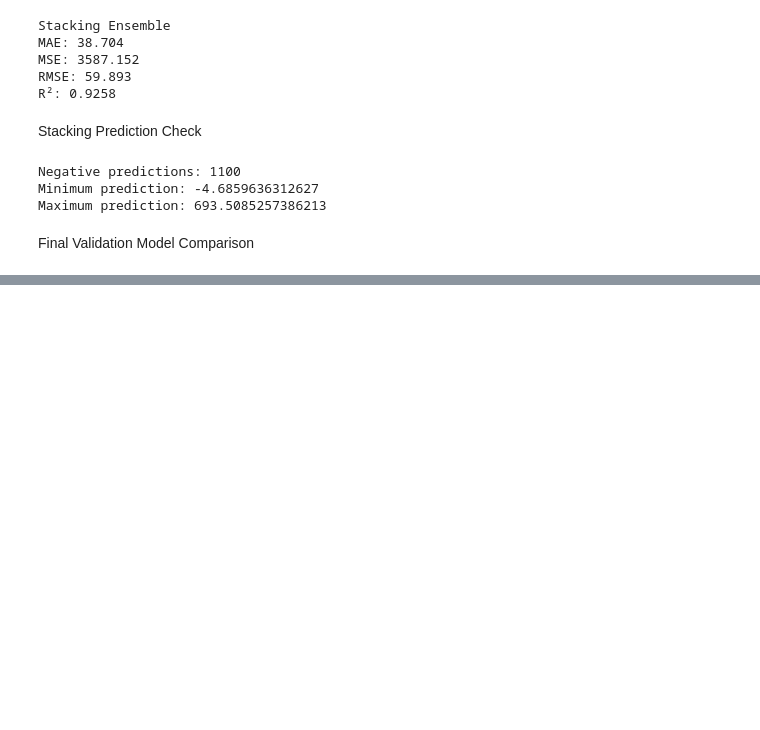
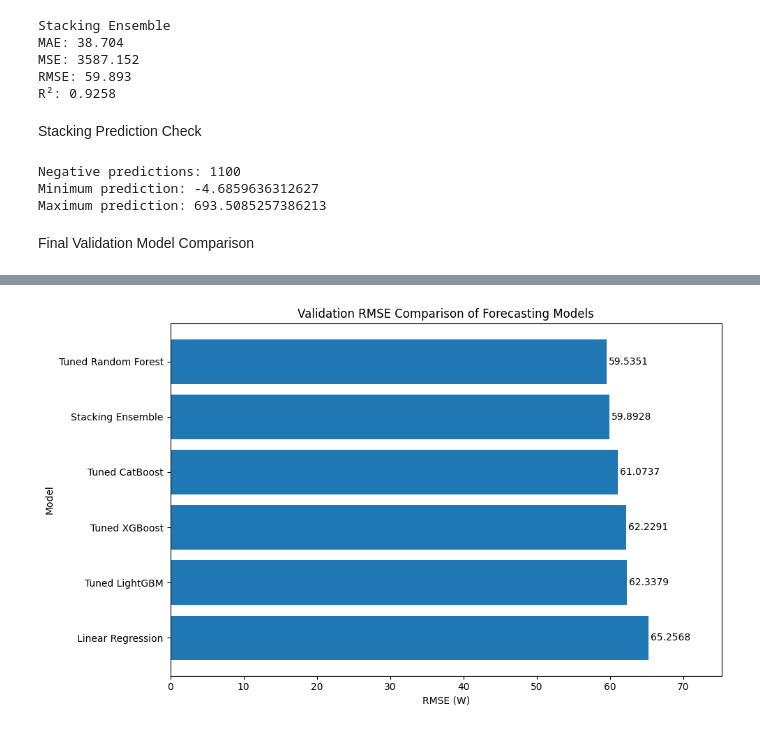
Before and after one commit to Zaid-Safhan/Solar-Energy-Forecasting-Sri-Lanka, a Jupyter notebook: Notebooks/Model_Development.ipynb, the cells around one changed output, grey strips where cells are left out. Drawn from its saved outputs; the diff is of its cells as text; code cells hidden in the pictures; blank space fills up the shorter version.

Commit message:
Comparison graph generation.

```diff
--- a/Notebooks/Model_Development.ipynb
+++ b/Notebooks/Model_Development.ipynb
@@ -2542,0 +2535,78 @@ final_validation_results.sort_values(
+# %%
+import pandas as pd
+import matplotlib.pyplot as plt
+import os
+
+# Final validation results already obtained from model evaluation
+comparison_data = pd.DataFrame({
+    "Model": [
+        "Tuned Random Forest",
+        "Stacking Ensemble",
+        "Tuned CatBoost",
+        "Tuned XGBoost",
+        "Tuned LightGBM",
+        "Linear Regression"
+    ],
+    "RMSE": [
+        59.5351,
+        59.8928,
+        61.0737,
+        62.2291,
+        62.3379,
+        65.2568
+    ]
+})
+
+comparison_data = (
+    comparison_data
+    .sort_values("RMSE")
+    .reset_index(drop=True)
+)
+
+plt.figure(figsize=(10, 6))
+
+bars = plt.barh(
+    comparison_data["Model"],
+    comparison_data["RMSE"]
+)
+
+plt.gca().invert_yaxis()
+
+for bar, value in zip(
+    bars,
+    comparison_data["RMSE"]
+):
+    plt.text(
+        value + 0.3,
+        bar.get_y() + bar.get_height() / 2,
+        f"{value:.4f}",
+        va="center"
+    )
+
+plt.xlabel("RMSE (W)")
+plt.ylabel("Model")
+plt.title(
+    "Validation RMSE Comparison of Forecasting Models"
+)
+
+plt.xlim(
+    0,
+    comparison_data["RMSE"].max() + 10
+)
+
+plt.tight_layout()
+
+os.makedirs(
+    "../Figures",
+    exist_ok=True
+)
+
+plt.savefig(
+    "../Figures/validation_rmse_comparison.png",
+    dpi=300,
+    bbox_inches="tight"
+)
+
+plt.show()
+# %% [output]
+[figure, added]
```
Also changed, not shown: parts of 2 cells of this notebook, 1 other file.
